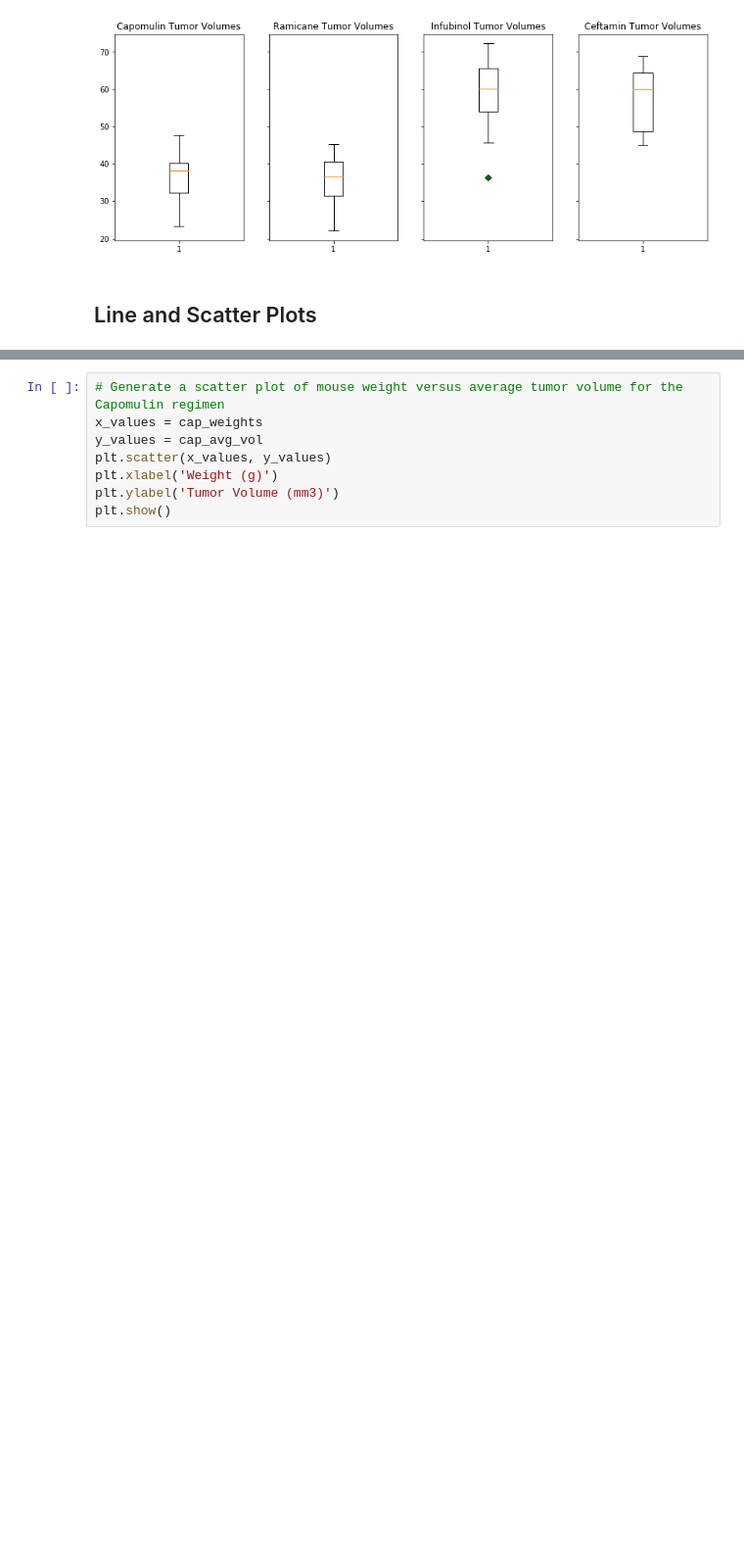
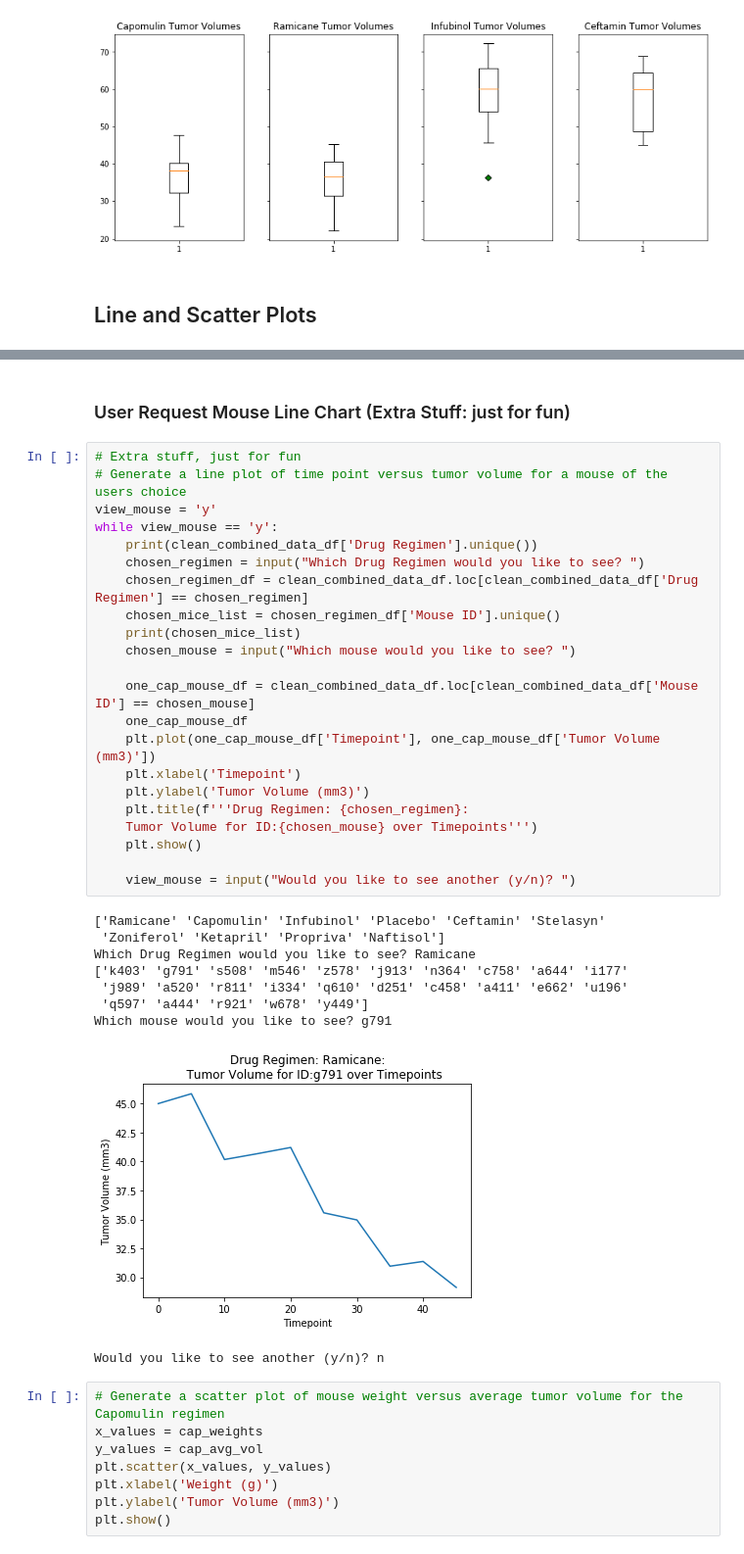
Before and after one commit to rmoesw01/matplotlib-challenge, a Jupyter notebook: Pymaceuticals/pymaceuticals_starter.ipynb, the cells around one changed output, grey strips where cells are left out. Shown at 98% size. Saved outputs shown, nothing was run; the diff lists cells and outputs as text; blank space fills up the shorter version.

```diff
--- a/Pymaceuticals/pymaceuticals_starter.ipynb
+++ b/Pymaceuticals/pymaceuticals_starter.ipynb
@@ -268,3 +300,37 @@ plt.show()
+# %% [markdown]
+### User Request Mouse Line Chart (Extra Stuff: just for fun)
+# %%
+# Extra stuff, just for fun
+# Generate a line plot of time point versus tumor volume for a mouse of the users choice
+view_mouse = 'y'
+while view_mouse == 'y':
+    print(clean_combined_data_df['Drug Regimen'].unique())
+    chosen_regimen = input("Which Drug Regimen would you like to see? ")
+    chosen_regimen_df = clean_combined_data_df.loc[clean_combined_data_df['Drug Regimen'] == chosen_regimen]
+    chosen_mice_list = chosen_regimen_df['Mouse ID'].unique()
+    print(chosen_mice_list)
+    chosen_mouse = input("Which mouse would you like to see? ")
+
+    one_cap_mouse_df = clean_combined_data_df.loc[clean_combined_data_df['Mouse ID'] == chosen_mouse]
+    one_cap_mouse_df
+    plt.plot(one_cap_mouse_df['Timepoint'], one_cap_mouse_df['Tumor Volume (mm3)'])
+    plt.xlabel('Timepoint')
+    plt.ylabel('Tumor Volume (mm3)')
+    plt.title(f'''Drug Regimen: {chosen_regimen}:
+    Tumor Volume for ID:{chosen_mouse} over Timepoints''')
+    plt.show()
+
+    view_mouse = input("Would you like to see another (y/n)? ")
+# %% [output]
+['Ramicane' 'Capomulin' 'Infubinol' 'Placebo' 'Ceftamin' 'Stelasyn'
+ 'Zoniferol' 'Ketapril' 'Propriva' 'Naftisol']
+Which Drug Regimen would you like to see? Ramicane
+['k403' 'g791' 's508' 'm546' 'z578' 'j913' 'n364' 'c758' 'a644' 'i177'
+ 'j989' 'a520' 'r811' 'i334' 'q610' 'd251' 'c458' 'a411' 'e662' 'u196'
+ 'q597' 'a444' 'r921' 'w678' 'y449']
+Which mouse would you like to see? g791
+[figure, added]
+Would you like to see another (y/n)? n
 # %%
 # Generate a scatter plot of mouse weight versus average tumor volume for the Capomulin regimen
 x_values = cap_weights
```
Also changed, not shown: parts of 14 cells of this notebook.
